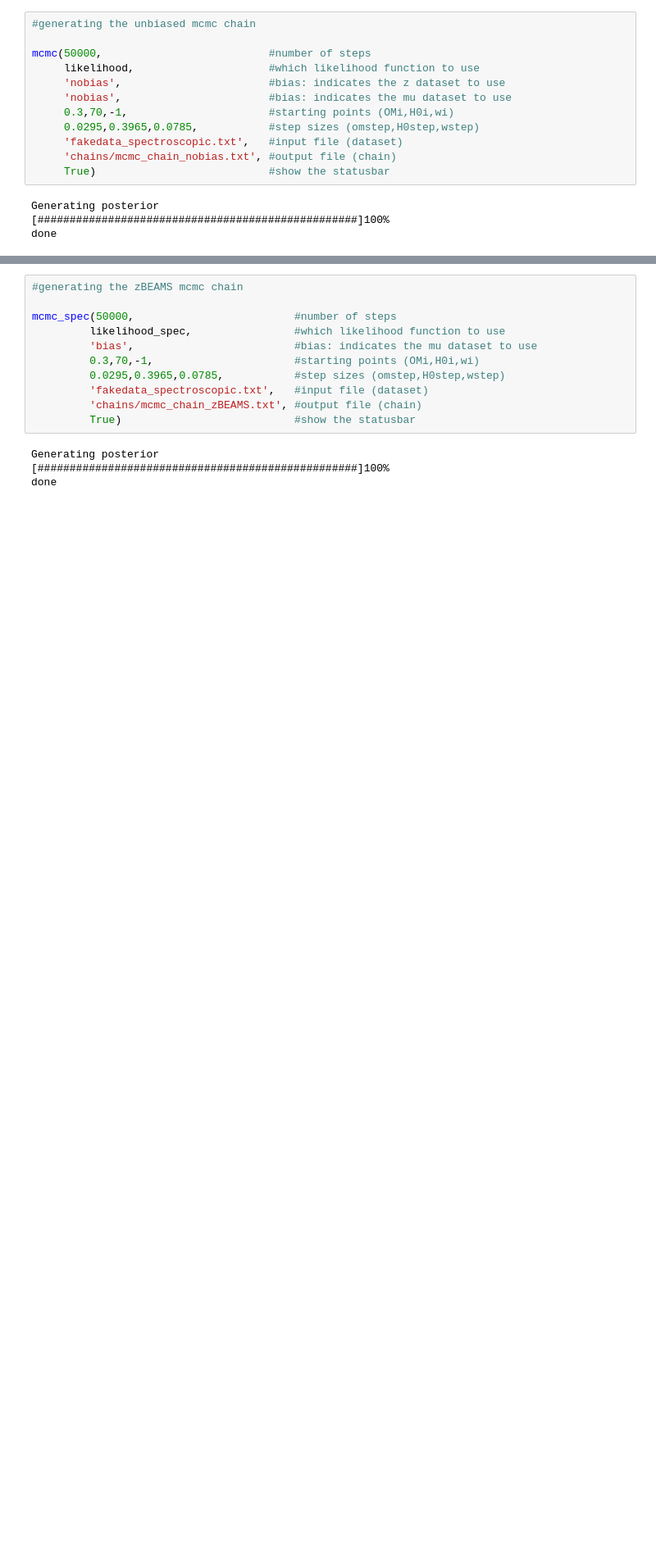
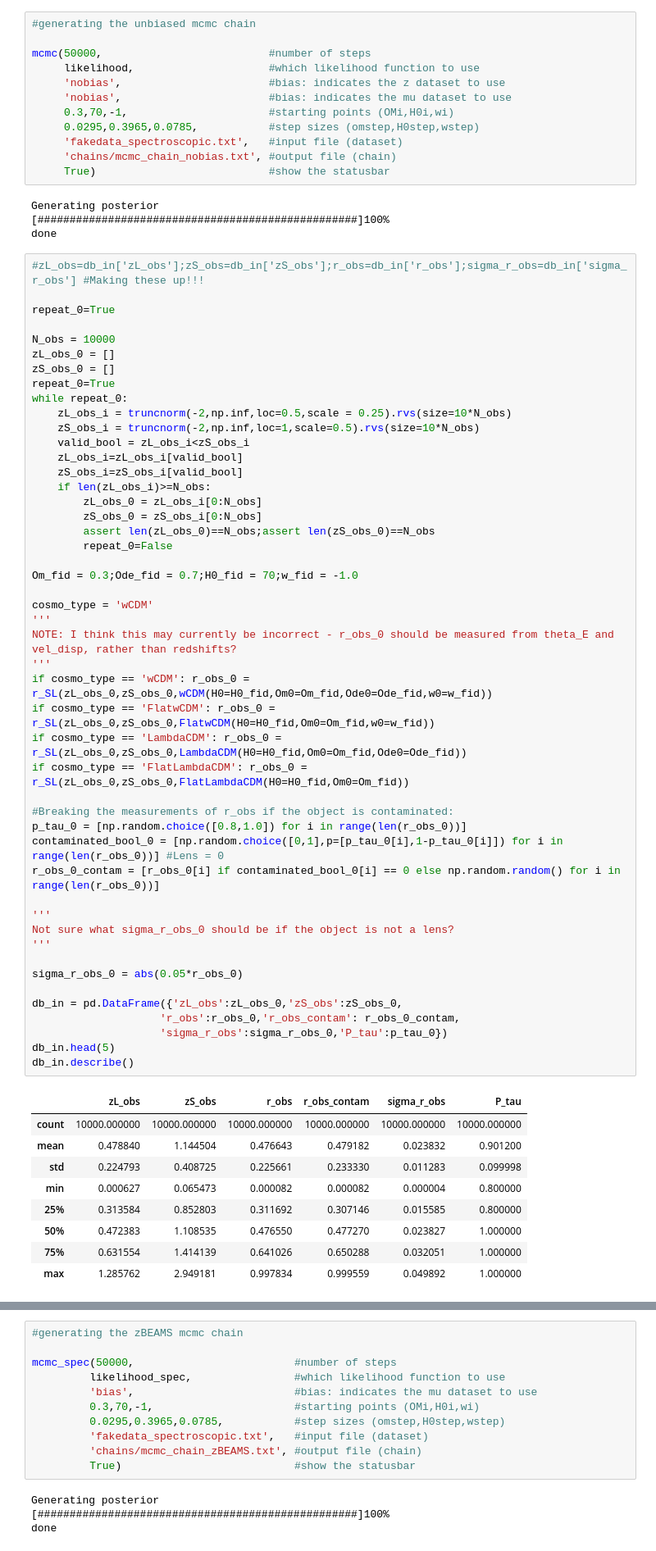
Before and after one commit to P-1884/COSMIC-BEAMS, a Jupyter notebook: spectroscopic.ipynb, the cells around one changed output, grey strips where cells are left out. Shown at 82% size. Saved outputs shown, nothing was run; the diff lists cells and outputs as text; blank space fills up the shorter version.

```diff
--- a/spectroscopic.ipynb
+++ b/spectroscopic.ipynb
@@ -59,3 +72,61 @@ mcmc(50000,                          #number of steps
 Generating posterior
 [##################################################]100%
 done
+# %%
+#zL_obs=db_in['zL_obs'];zS_obs=db_in['zS_obs'];r_obs=db_in['r_obs'];sigma_r_obs=db_in['sigma_r_obs'] #Making these up!!!
+
+repeat_0=True
+
+N_obs = 10000
+zL_obs_0 = []
+zS_obs_0 = []
+repeat_0=True
+while repeat_0:
+    zL_obs_i = truncnorm(-2,np.inf,loc=0.5,scale = 0.25).rvs(size=10*N_obs)
+    zS_obs_i = truncnorm(-2,np.inf,loc=1,scale=0.5).rvs(size=10*N_obs)
+    valid_bool = zL_obs_i<zS_obs_i
+    zL_obs_i=zL_obs_i[valid_bool]
+    zS_obs_i=zS_obs_i[valid_bool]
+    if len(zL_obs_i)>=N_obs:
+        zL_obs_0 = zL_obs_i[0:N_obs]
+        zS_obs_0 = zS_obs_i[0:N_obs]
+        assert len(zL_obs_0)==N_obs;assert len(zS_obs_0)==N_obs
+        repeat_0=False
+
+Om_fid = 0.3;Ode_fid = 0.7;H0_fid = 70;w_fid = -1.0
+
+cosmo_type = 'wCDM'
+'''
+NOTE: I think this may currently be incorrect - r_obs_0 should be measured from theta_E and vel_disp, rather than redshifts?
+'''
+if cosmo_type == 'wCDM': r_obs_0 = r_SL(zL_obs_0,zS_obs_0,wCDM(H0=H0_fid,Om0=Om_fid,Ode0=Ode_fid,w0=w_fid))
+if cosmo_type == 'FlatwCDM': r_obs_0 = r_SL(zL_obs_0,zS_obs_0,FlatwCDM(H0=H0_fid,Om0=Om_fid,w0=w_fid))
+if cosmo_type == 'LambdaCDM': r_obs_0 = r_SL(zL_obs_0,zS_obs_0,LambdaCDM(H0=H0_fid,Om0=Om_fid,Ode0=Ode_fid))
+if cosmo_type == 'FlatLambdaCDM': r_obs_0 = r_SL(zL_obs_0,zS_obs_0,FlatLambdaCDM(H0=H0_fid,Om0=Om_fid))
+
+#Breaking the measurements of r_obs if the object is contaminated:
+p_tau_0 = [np.random.choice([0.8,1.0]) for i in range(len(r_obs_0))]
+contaminated_bool_0 = [np.random.choice([0,1],p=[p_tau_0[i],1-p_tau_0[i]]) for i in range(len(r_obs_0))] #Lens = 0
+r_obs_0_contam = [r_obs_0[i] if contaminated_bool_0[i] == 0 else np.random.random() for i in range(len(r_obs_0))]
+
+'''
+Not sure what sigma_r_obs_0 should be if the object is not a lens?
+'''
+
+sigma_r_obs_0 = abs(0.05*r_obs_0)
+
+db_in = pd.DataFrame({'zL_obs':zL_obs_0,'zS_obs':zS_obs_0,
+                    'r_obs':r_obs_0,'r_obs_contam': r_obs_0_contam,
+                    'sigma_r_obs':sigma_r_obs_0,'P_tau':p_tau_0})
+db_in.head(5)
+db_in.describe()
+# %% [output]
+|  | zL_obs | zS_obs | r_obs | r_obs_contam | sigma_r_obs | P_tau |
+| count | 10000.000000 | 10000.000000 | 10000.000000 | 10000.000000 | 10000.000000 | 10000.000000 |
+| mean | 0.478840 | 1.144504 | 0.476643 | 0.479182 | 0.023832 | 0.901200 |
+| std | 0.224793 | 0.408725 | 0.225661 | 0.233330 | 0.011283 | 0.099998 |
+| min | 0.000627 | 0.065473 | 0.000082 | 0.000082 | 0.000004 | 0.800000 |
+| 25% | 0.313584 | 0.852803 | 0.311692 | 0.307146 | 0.015585 | 0.800000 |
+| 50% | 0.472383 | 1.108535 | 0.476550 | 0.477270 | 0.023827 | 1.000000 |
+| 75% | 0.631554 | 1.414139 | 0.641026 | 0.650288 | 0.032051 | 1.000000 |
+| max | 1.285762 | 2.949181 | 0.997834 | 0.999559 | 0.049892 | 1.000000 |
```
Also changed, not shown: parts of 9 cells of this notebook, 5 other files.
